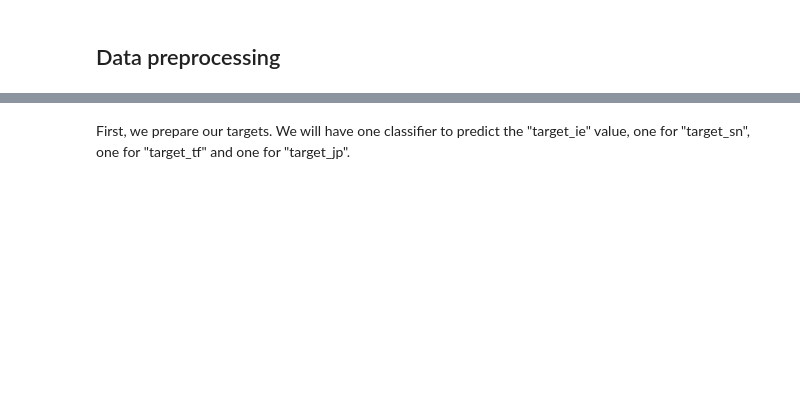
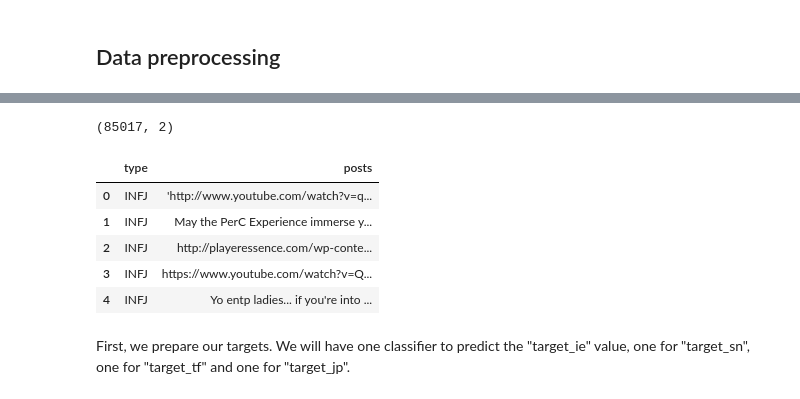
Before and after one commit to anthonyuzan/mbti-prediction, a Jupyter notebook: notebooks/Strategy 2.ipynb, the cells around one changed output, grey strips where cells are left out. Drawn from its saved outputs; the diff is of its cells as text; code cells hidden in the pictures; blank space fills up the shorter version.

```diff
--- a/notebooks/Strategy 2.ipynb
+++ b/notebooks/Strategy 2.ipynb
@@ -32,3 +54,16 @@ df.head()
+# %%
+df.shape
+# %% [output]
+(85017, 2)
+# %%
+df.head()
+# %% [output]
+|  | type | posts |
+| 0 | INFJ | 'http://www.youtube.com/watch?v=q... |
+| 1 | INFJ | May the PerC Experience immerse y... |
+| 2 | INFJ | http://playeressence.com/wp-conte... |
+| 3 | INFJ | https://www.youtube.com/watch?v=Q... |
+| 4 | INFJ | Yo entp ladies... if you're into ... |
 # %% [markdown]
 First, we prepare our targets. We will have one classifier to predict the "target_ie" value, one for "target_sn", one for "target_tf" and one for "target_jp".
 # %%
```
Also changed, not shown: parts of 45 cells of this notebook.
